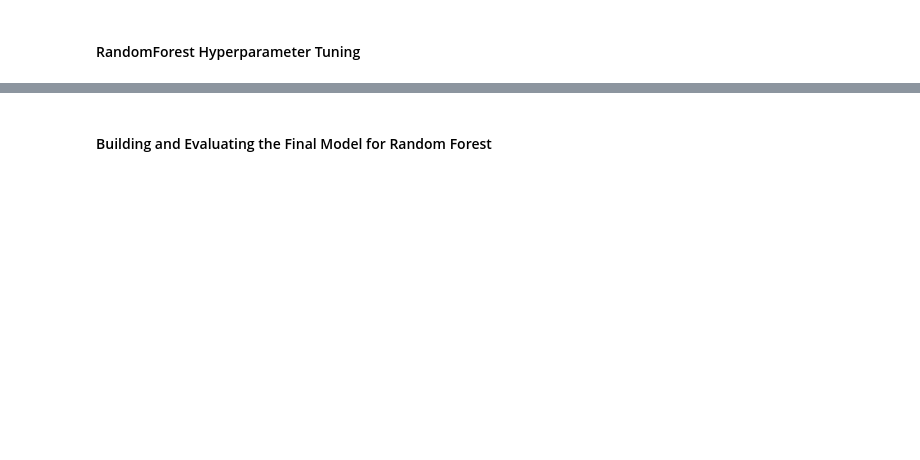
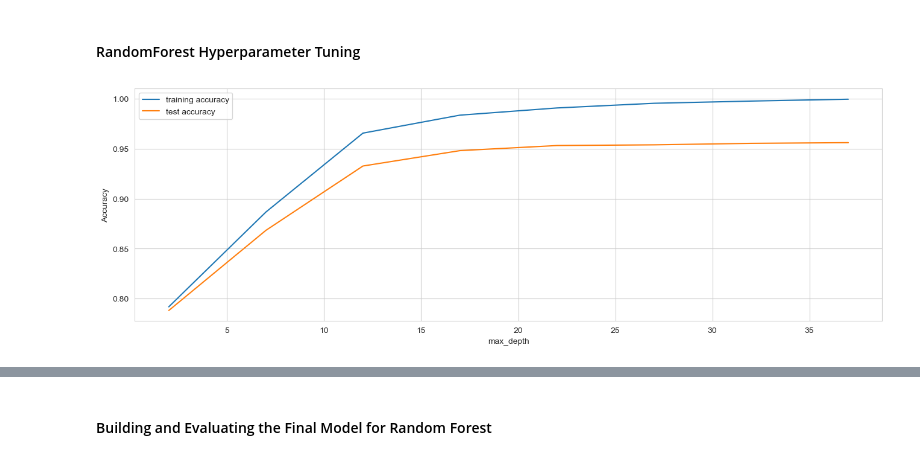
Before and after one commit to spidy95/TelecomCurnCaseStudy, a Jupyter notebook: Telecom_Churn_Case_Study.ipynb, the cells around one changed output, grey strips where cells are left out. Drawn from its saved outputs; the diff is of its cells as text; code cells hidden in the pictures; blank space fills up the shorter version.

```diff
--- a/Telecom_Churn_Case_Study.ipynb
+++ b/Telecom_Churn_Case_Study.ipynb
@@ -1642,10 +1656,12 @@ def tune_hyperparameter(parameters,x_train,y_train,n_folds = 5,max_depth=0):
     plt.legend()
     plt.show()
 # %%
-# #tune max_depth
-# # parameters to build the model on
-# parameters = {'max_depth': range(2, 40, 5)}
-# tune_hyperparameter(parameters,X_train_after_smothe_PCA,y_train_after_smothe)
+ #tune max_depth
+ # parameters to build the model on
+parameters = {'max_depth': range(2, 40, 5)}
+tune_hyperparameter(parameters,X_train_after_smothe_PCA,y_train_after_smothe)
 
 #comment due to time taking while rerunning
+# %% [output]
+[figure, added]
 # %%
```
Also changed, not shown: parts of 98 cells of this notebook, 10 other files.
